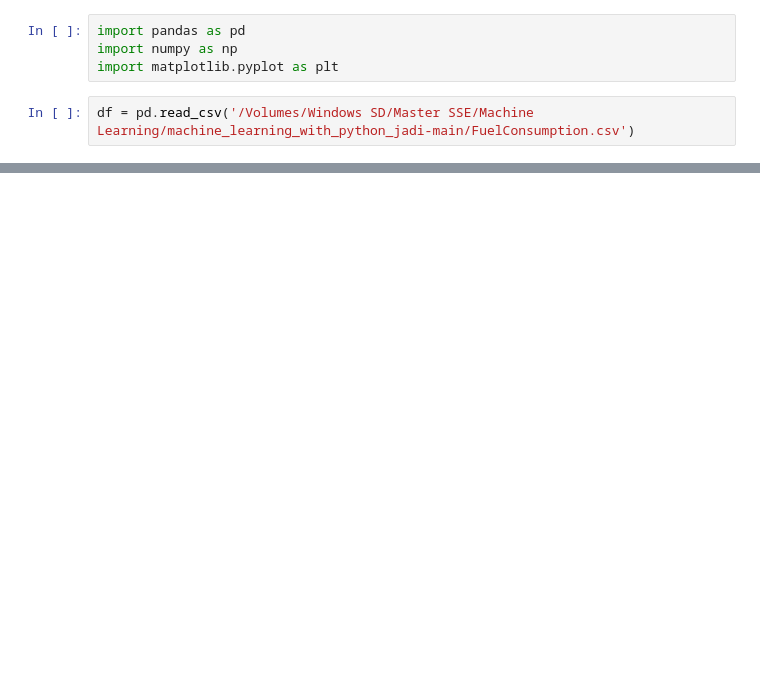
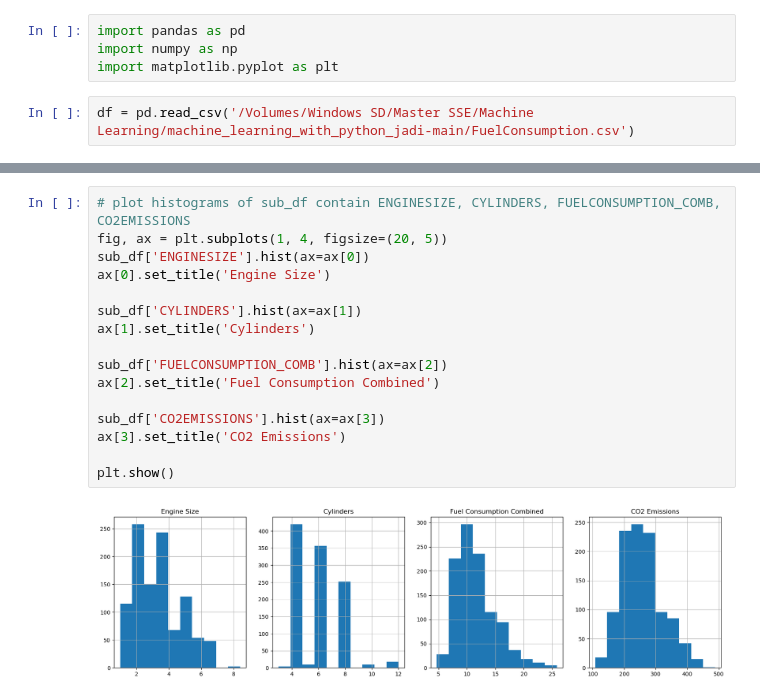
Before and after one commit to AliShrz/My-Machine-Learning, a Jupyter notebook: My Machine Learning.ipynb, the cells around one changed output, grey strips where cells are left out. Saved outputs shown, nothing was run; the diff lists cells and outputs as text; blank space fills up the shorter version.

```diff
--- a/My Machine Learning.ipynb
+++ b/My Machine Learning.ipynb
@@ -38,0 +60,18 @@ plt.scatter(lst, df['MODELYEAR'], color='blue')
+# %%
+# plot histograms of sub_df contain ENGINESIZE, CYLINDERS, FUELCONSUMPTION_COMB, CO2EMISSIONS
+fig, ax = plt.subplots(1, 4, figsize=(20, 5))
+sub_df['ENGINESIZE'].hist(ax=ax[0])
+ax[0].set_title('Engine Size')
+
+sub_df['CYLINDERS'].hist(ax=ax[1])
+ax[1].set_title('Cylinders')
+
+sub_df['FUELCONSUMPTION_COMB'].hist(ax=ax[2])
+ax[2].set_title('Fuel Consumption Combined')
+
+sub_df['CO2EMISSIONS'].hist(ax=ax[3])
+ax[3].set_title('CO2 Emissions')
+
+plt.show()
+# %% [output]
+[figure, added]
```
Also changed, not shown: parts of 13 cells of this notebook.
